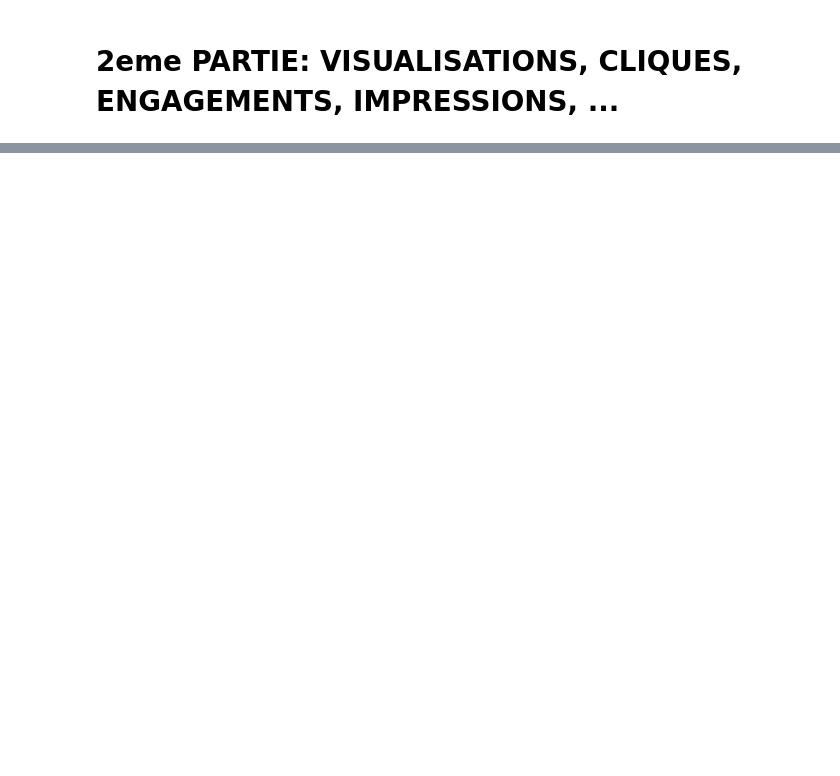
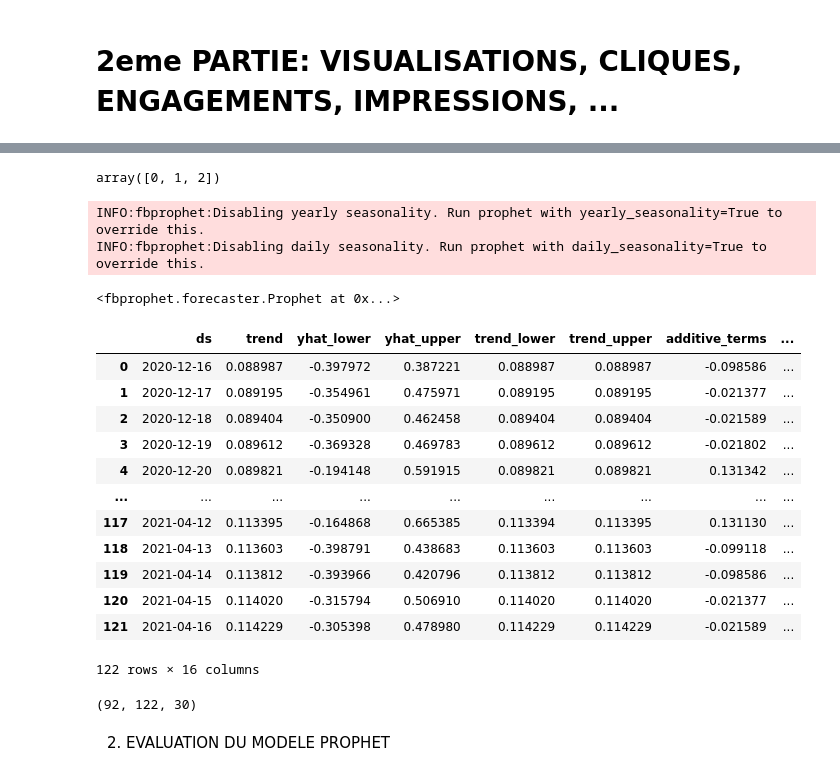
Before and after one commit to FelixEbenezer/Facebook_Analyse-et-extraction-de-donnees, a Jupyter notebook: Facebook_extract_analyse.ipynb, the cells around one changed output, grey strips where cells are left out. Saved outputs shown, nothing was run; the diff lists cells and outputs as text; code cells hidden in the pictures; blank space fills up the shorter version.

```diff
--- a/Facebook_extract_analyse.ipynb
+++ b/Facebook_extract_analyse.ipynb
@@ -887,0 +2033,4 @@ grafico.show()
+# %%
+#Et pour travailler avec Prophet, on doit enlever l index Data pour laisser l index naturel
+ts_engajamento.reset_index(inplace=True)
+ts_engajamento
@@ -887,0 +2051,4 @@ grafico.show()
+# %%
+#Et on obligatoirement changer les noms de colonnes de Data por ds et numero de engajament por y
+ts_engajamento = ts_engajamento[['Data', 'numero cliques engajamento']].rename(columns = {'Data': 'ds', 'numero cliques engajamento': 'y'})
+ts_engajamento
@@ -887,0 +2069,38 @@ grafico.show()
+# %%
+ts_engajamento['y'].unique()
+# %% [output]
+array([0, 1, 2])
+# %%
+#Maintenant on peut créer notre modele qui est deja pré entrainé:
+prophet = Prophet()
+prophet.fit(ts_engajamento)
+# %% [output]
+INFO:fbprophet:Disabling yearly seasonality. Run prophet with yearly_seasonality=True to override this.
+INFO:fbprophet:Disabling daily seasonality. Run prophet with daily_seasonality=True to override this.
+<fbprophet.forecaster.Prophet at 0x...>
+# %%
+#On peut maintenant faire nos previsions
+futuro = prophet.make_future_dataframe(periods=30)
+previsoes = prophet.predict(futuro)
+# %%
+previsoes #Ça indque les previsions pour toute notre dataset
+# %% [output]
+|  | ds | trend | yhat_lower | yhat_upper | trend_lower | trend_upper | additive_terms | ... |
+| 0 | 2020-12-16 | 0.088987 | -0.397972 | 0.387221 | 0.088987 | 0.088987 | -0.098586 | ... |
+| 1 | 2020-12-17 | 0.089195 | -0.354961 | 0.475971 | 0.089195 | 0.089195 | -0.021377 | ... |
+| 2 | 2020-12-18 | 0.089404 | -0.350900 | 0.462458 | 0.089404 | 0.089404 | -0.021589 | ... |
+| 3 | 2020-12-19 | 0.089612 | -0.369328 | 0.469783 | 0.089612 | 0.089612 | -0.021802 | ... |
+| 4 | 2020-12-20 | 0.089821 | -0.194148 | 0.591915 | 0.089821 | 0.089821 | 0.131342 | ... |
+| ... | ... | ... | ... | ... | ... | ... | ... | ... |
+| 117 | 2021-04-12 | 0.113395 | -0.164868 | 0.665385 | 0.113394 | 0.113395 | 0.131130 | ... |
+| 118 | 2021-04-13 | 0.113603 | -0.398791 | 0.438683 | 0.113603 | 0.113603 | -0.099118 | ... |
+| 119 | 2021-04-14 | 0.113812 | -0.393966 | 0.420796 | 0.113812 | 0.113812 | -0.098586 | ... |
+| 120 | 2021-04-15 | 0.114020 | -0.315794 | 0.506910 | 0.114020 | 0.114020 | -0.021377 | ... |
+| 121 | 2021-04-16 | 0.114229 | -0.305398 | 0.478980 | 0.114229 | 0.114229 | -0.021589 | ... |
+122 rows × 16 columns
+# %%
+len(ts_engajamento), len(previsoes), len(previsoes) - len(ts_engajamento)
+# %% [output]
+(92, 122, 30)
+# %% [markdown]
+2. EVALUATION DU MODELE PROPHET
```
Also changed, not shown: parts of 255 cells of this notebook.
